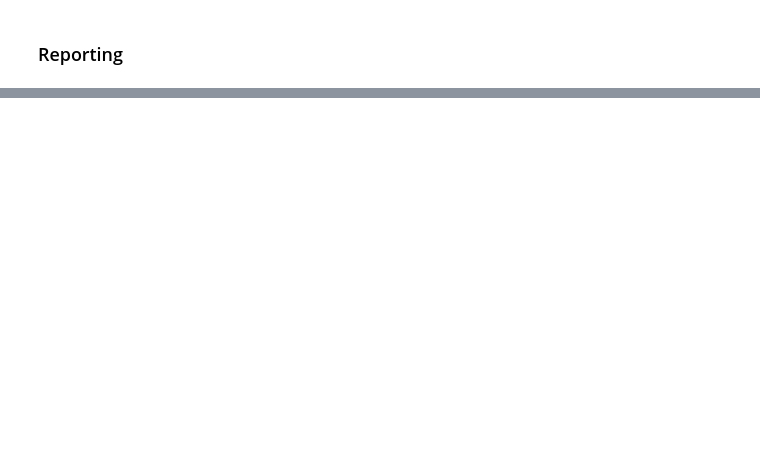
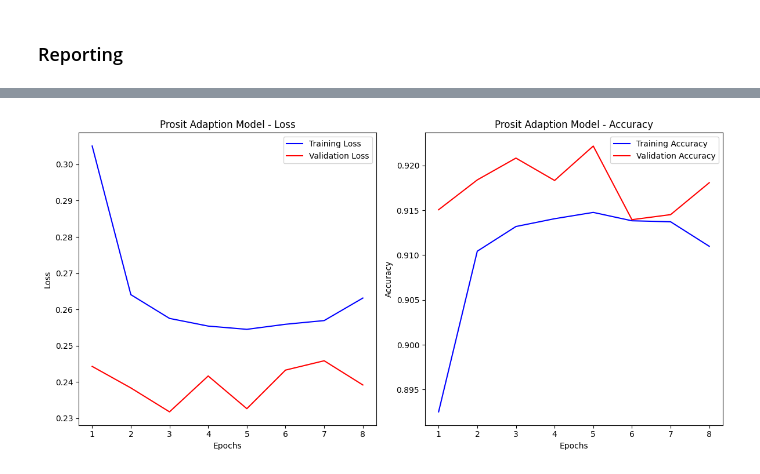
Before and after one commit to wilhelm-lab/dlomix, a Jupyter notebook: model_dev.ipynb, the cells around one changed output, grey strips where cells are left out. Cells and saved outputs as stored; diff of their text form; code cells hidden in the pictures; blank space fills up the shorter version.

```diff
--- a/model_dev.ipynb
+++ b/model_dev.ipynb
@@ -59,0 +114,15 @@ x_train, x_val, y_train, y_val = train_test_split(X, y, test_size=0.2, random_st
+# %%
+X = np.array(simplified_processed_data.modified_sequence.to_list())
+y = np.array(simplified_processed_data['one_hot_most_abundant_charge'].tolist())
+
+# 70/20/10 split for training, validation and test
+# First split: training and test+validation
+X_train, X_temp, y_train, y_temp = train_test_split(X, y, test_size=0.3, random_state=42)
+
+# Second split: validation and test
+X_val, X_test, y_val, y_test = train_test_split(X_temp, y_temp, test_size=1/3, random_state=42)
+
+# Check the shape of the splits
+print("Training set shape:", X_train.shape, y_train.shape)
+print("Validation set shape:", X_val.shape, y_val.shape)
+print("Test set shape:", X_test.shape, y_test.shape)
@@ -80,4 +190,3 @@ early_stopping = EarlyStopping(monitor='val_loss', patience=10, verbose=1, mode=
 # %%
-# test if training works for majority model
-history_1 = majority_model.fit(x_train, y_train,epochs=100, batch_size=32, validation_data=(x_val, y_val), callbacks=[early_stopping])
+majority_model_2_history = majority_model.fit(X_train, y_train,epochs=100, batch_size=16, validation_data=(X_val, y_val), callbacks=[early_stopping])
 # %% [output]
@@ -220,0 +289,4 @@ plot_learning_curves(history_4, title='Majority Model')
+# %%
+plot_learning_curves(majority_model_2_history, title='Prosit Adaption Model')
+# %% [output]
+[figure, added]
```
Also changed, not shown: parts of 36 cells of this notebook, 2 other files.
